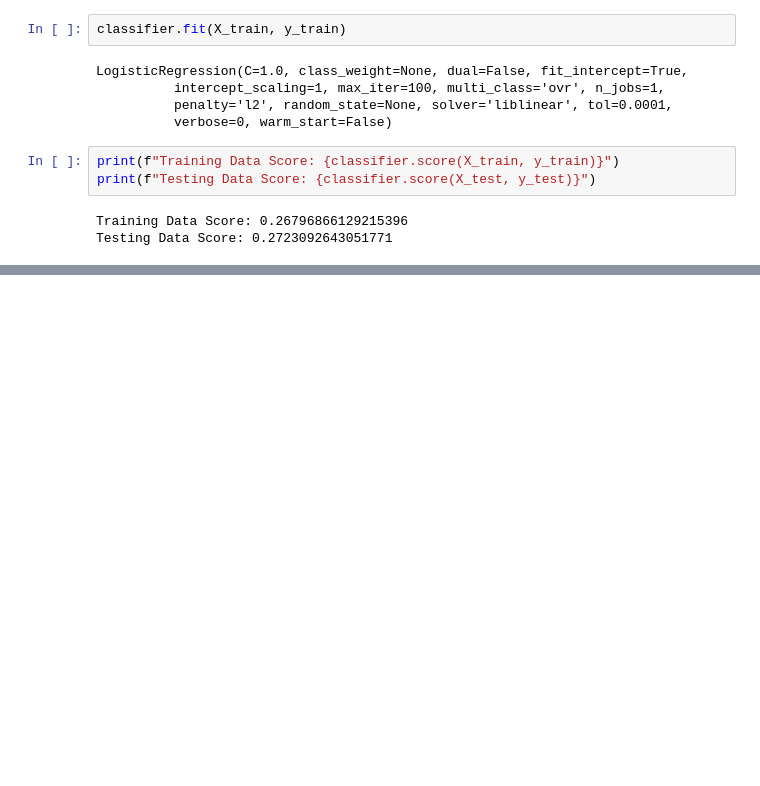
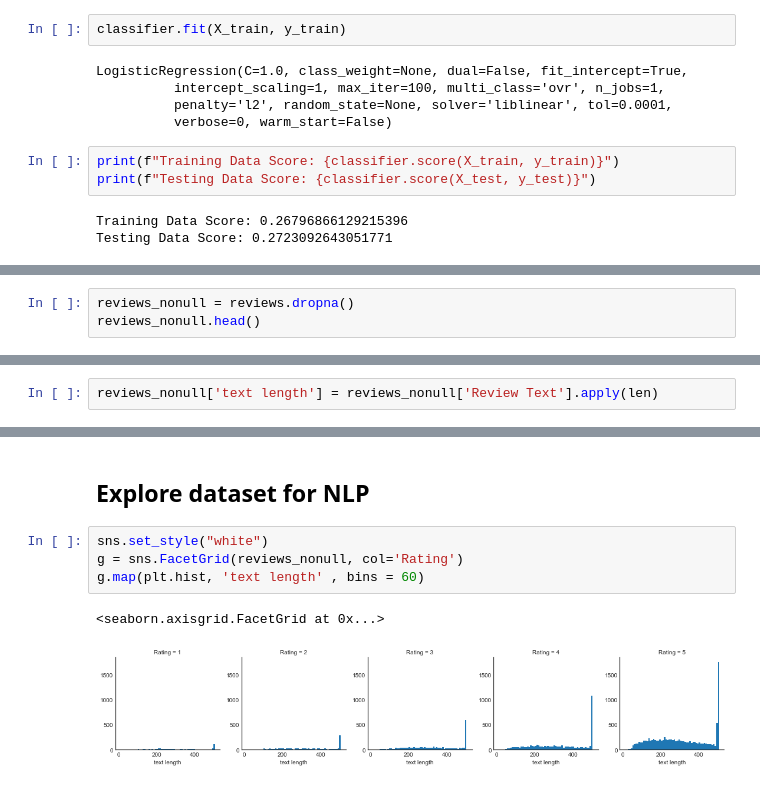
Before and after one commit to JonPara/Womens_Ecommerce_Reviews, a Jupyter notebook: Womens_Ecommerce_Reviews/Womens_Ecommerce_Reviews.ipynb, the cells around one changed output, grey strips where cells are left out. Drawn from its saved outputs; the diff is of its cells as text; blank space fills up the shorter version.

```diff
--- a/Womens_Ecommerce_Reviews/Womens_Ecommerce_Reviews.ipynb
+++ b/Womens_Ecommerce_Reviews/Womens_Ecommerce_Reviews.ipynb
@@ -148,0 +149,3 @@ MSE: 27.079815221366896, R2: 0.0005406087163749573
+# %%
+reviews_nonull = reviews.dropna()
+reviews_nonull.head()
@@ -148,0 +159,2 @@ MSE: 27.079815221366896, R2: 0.0005406087163749573
+# %%
+reviews_nonull['text length'] = reviews_nonull['Review Text'].apply(len)
@@ -148,0 +172,9 @@ MSE: 27.079815221366896, R2: 0.0005406087163749573
+# %% [markdown]
+## Explore dataset for NLP
+# %%
+sns.set_style("white")
+g = sns.FacetGrid(reviews_nonull, col='Rating')
+g.map(plt.hist, 'text length' , bins = 60)
+# %% [output]
+<seaborn.axisgrid.FacetGrid at 0x...>
+[figure, added]
```
Also changed, not shown: parts of 9 cells of this notebook.
